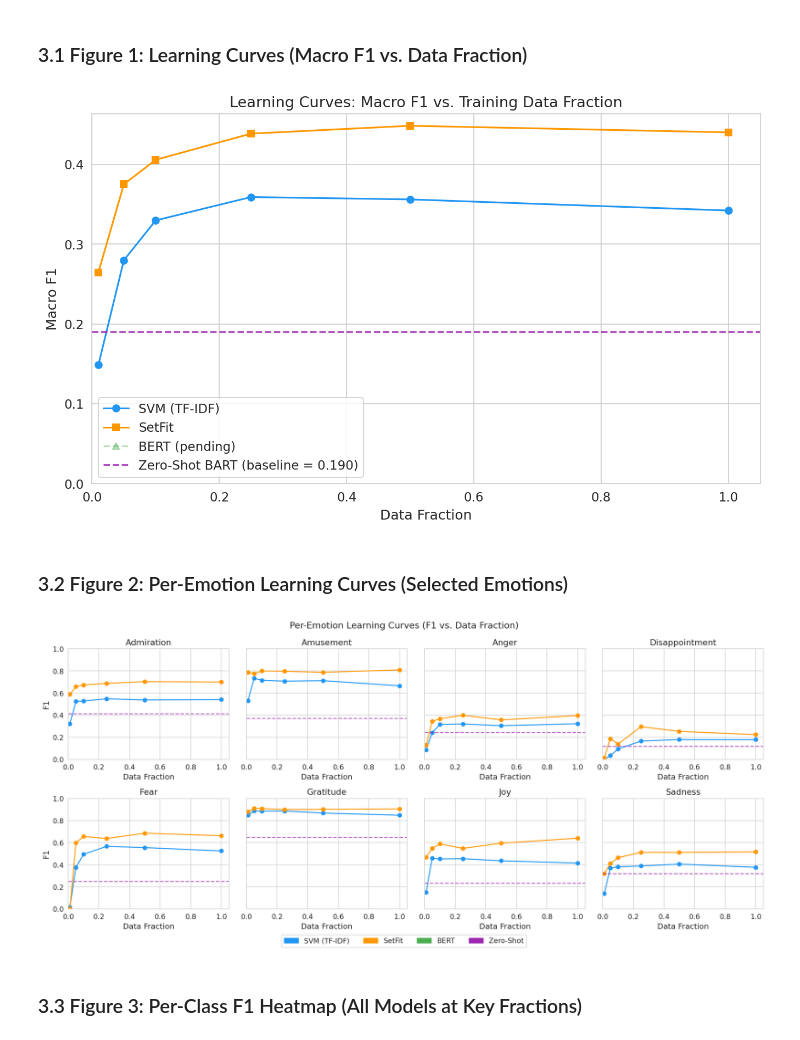
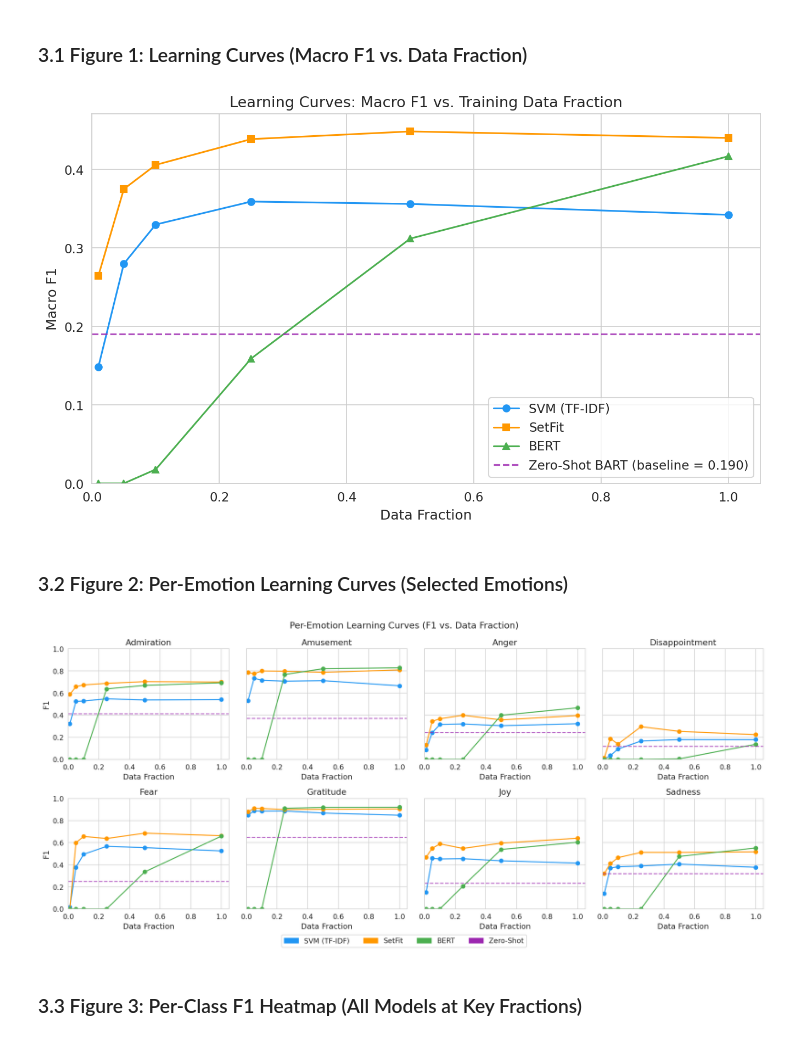
Before and after one commit to phisomni-edu/cs4120-project, a Jupyter notebook: notebooks/05_analysis_viz.ipynb, the cells around one changed output. Saved outputs shown, nothing was run; the diff lists cells and outputs as text; code cells hidden in the pictures.

Commit message:
feat: update visualizations with DistilBERT results

```diff
--- a/notebooks/05_analysis_viz.ipynb
+++ b/notebooks/05_analysis_viz.ipynb
@@ -39,5 +60,5 @@ Figures dir:  /content/cs4120-project/results/figures
 # %%
-# lightweight loaders that warn on missing result files
+# ── 5. Load results CSVs ──────────────────────────────────────────────────────
 def load_overall(name):
     p = RESULTS_DIR / f"{name}_overall.csv"
     if p.exists(): return pd.read_csv(p)
@@ -54,11 +75,11 @@ setfit_overall   = load_overall("setfit")
 setfit_per_class = load_per_class("setfit")
 zs_overall       = load_overall("zero_shot")
 zs_per_class     = load_per_class("zero_shot")
-bert_overall     = load_overall("bert")
-bert_per_class   = load_per_class("bert")
+bert_overall     = load_overall("distilbert")
+bert_per_class   = load_per_class("distilbert")
 
 print("Loaded:", [n for n, d in [("svm", svm_overall), ("setfit", setfit_overall),
-                                  ("zero_shot", zs_overall), ("bert", bert_overall)] if d is not None])
+                                  ("zero_shot", zs_overall), ("distilbert", bert_overall)] if d is not None])
 
 MODEL_COLORS = {
     "SVM (TF-IDF)": "#2196F3",
@@ -84,37 +103,34 @@ fig, ax = plt.subplots(figsize=(9, 5.5))
 
 if svm_overall is not None:
     s = avg_seeds(svm_overall, ["data_fraction"], ["macro_f1"])
     ax.plot(s["data_fraction"], s["macro_f1"], marker="o",
             label="SVM (TF-IDF)", color=MODEL_COLORS["SVM (TF-IDF)"])
 
 if setfit_overall is not None:
     s = avg_seeds(setfit_overall, ["data_fraction"], ["macro_f1"])
     ax.plot(s["data_fraction"], s["macro_f1"], marker="s",
             label="SetFit", color=MODEL_COLORS["SetFit"])
 
 if bert_overall is not None:
     s = avg_seeds(bert_overall, ["data_fraction"], ["macro_f1"])
     ax.plot(s["data_fraction"], s["macro_f1"], marker="^",
             label="BERT", color=MODEL_COLORS["BERT"])
-else:
-    ax.plot([], [], marker="^", label="BERT (pending)",
-            color=MODEL_COLORS["BERT"], linestyle="--", alpha=0.4)
 
 if zs_overall is not None:
     zs_f1 = zs_overall["macro_f1"].mean()
     ax.axhline(zs_f1, linestyle="--", color=MODEL_COLORS["Zero-Shot"],
                label=f"Zero-Shot BART (baseline = {zs_f1:.3f})", alpha=0.8)
 
 ax.set_xlabel("Data Fraction")
 ax.set_ylabel("Macro F1")
 ax.set_title("Learning Curves: Macro F1 vs. Training Data Fraction")
 ax.set_xlim(left=0); ax.set_ylim(bottom=0)
 ax.legend()
 plt.tight_layout()
 plt.savefig(FIG_DIR / "fig1_learning_curves.png", bbox_inches="tight")
 plt.show()
 # %% [output]
-[figure, old version]
+[figure, new version]
 # %% [markdown]
 ### 3.2 Figure 2: Per-Emotion Learning Curves (Selected Emotions)
 # %%
@@ -152,7 +168,7 @@ plt.tight_layout()
 plt.savefig(FIG_DIR / "fig2_per_emotion_curves.png", bbox_inches="tight")
 plt.show()
 # %% [output]
-[figure, old version]
+[figure, new version]
 # %% [markdown]
 ### 3.3 Figure 3: Per-Class F1 Heatmap (All Models at Key Fractions)
 # %%
```
Also changed, not shown: parts of 9 cells of this notebook.
